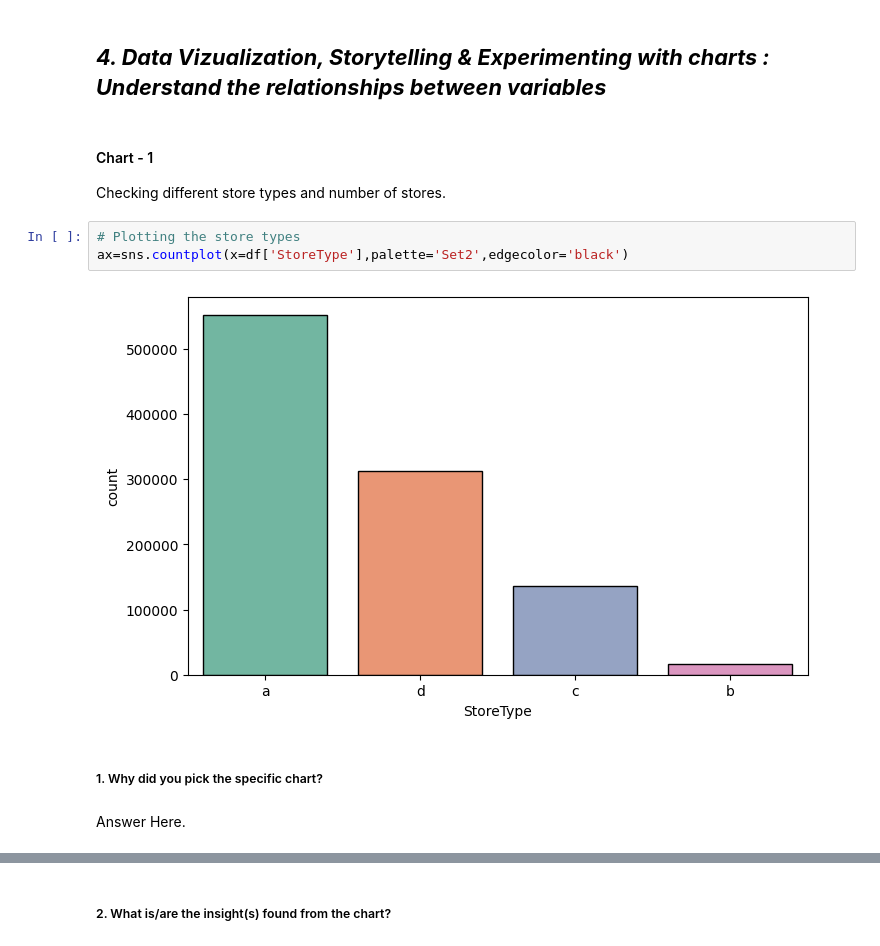
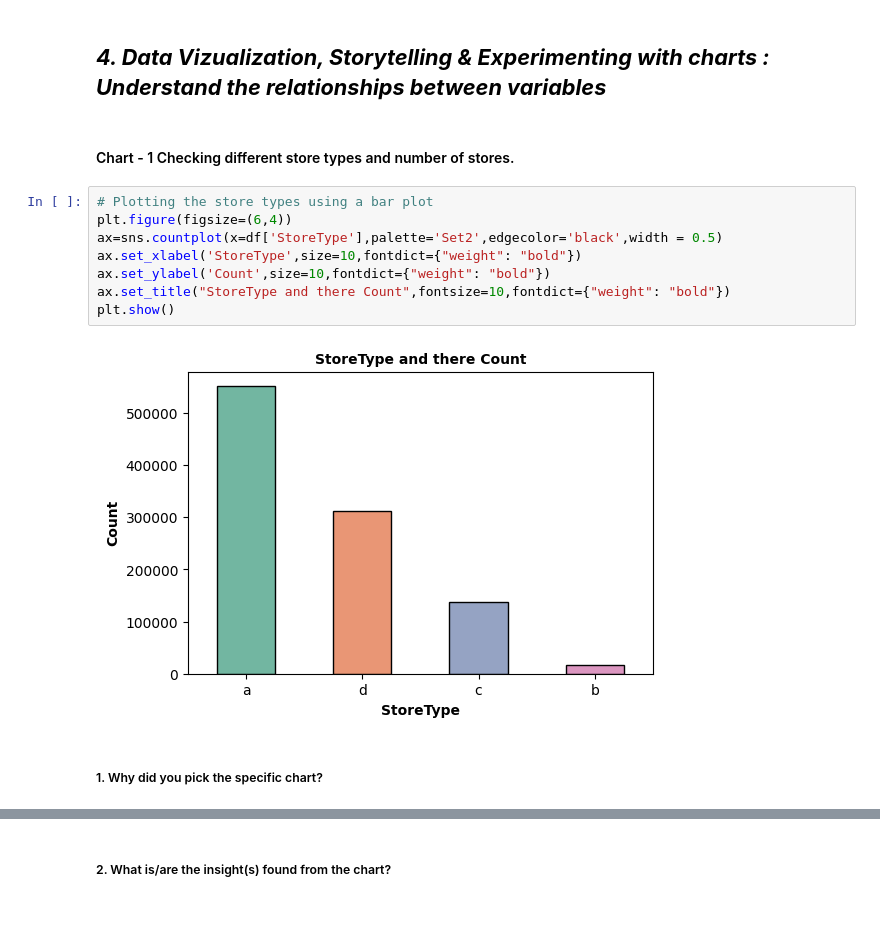
Before and after one commit to theuttammishra/Retail-Sales, a Jupyter notebook: Retail_sales_prediction.ipynb, the cells around one changed output, grey strips where cells are left out. Cells and saved outputs as stored; diff of their text form; blank space fills up the shorter version.

```diff
--- a/Retail_sales_prediction.ipynb
+++ b/Retail_sales_prediction.ipynb
@@ -450,14 +477,16 @@ Answer Here.
 # %% [markdown]
 ## ***4. Data Vizualization, Storytelling & Experimenting with charts : Understand the relationships between variables***
 # %% [markdown]
-#### Chart - 1
-Checking different store types and number of stores.
+#### Chart - 1 Checking different store types and number of stores.
-# %%
-# Plotting the store types
-ax=sns.countplot(x=df['StoreType'],palette='Set2',edgecolor='black')
-# %% [output]
-[figure, removed]
+# %%
+# Plotting the store types using a bar plot
+plt.figure(figsize=(6,4))
+ax=sns.countplot(x=df['StoreType'],palette='Set2',edgecolor='black',width = 0.5)
+ax.set_xlabel('StoreType',size=10,fontdict={"weight": "bold"})
+ax.set_ylabel('Count',size=10,fontdict={"weight": "bold"})
+ax.set_title("StoreType and there Count",fontsize=10,fontdict={"weight": "bold"})
+plt.show()
+# %% [output]
+[figure, added]
 # %% [markdown]
 ##### 1. Why did you pick the specific chart?
-# %% [markdown]
-Answer Here.
```
Also changed, not shown: parts of 214 cells of this notebook.
